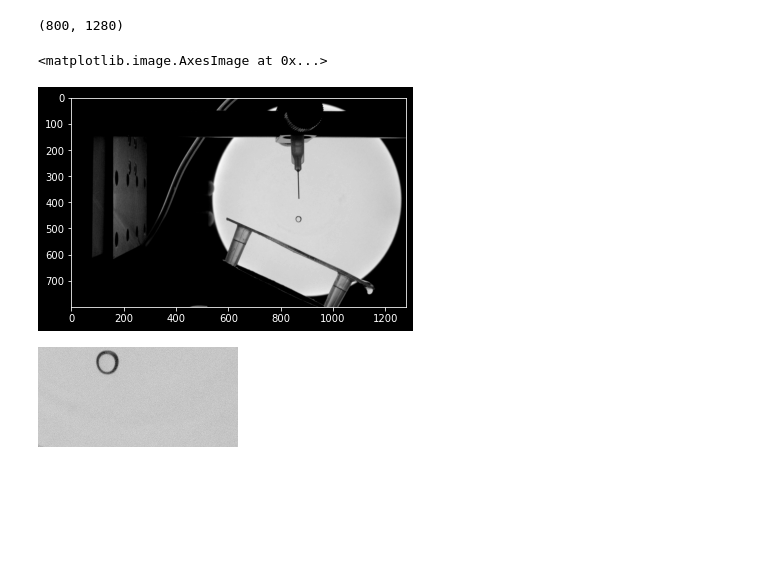
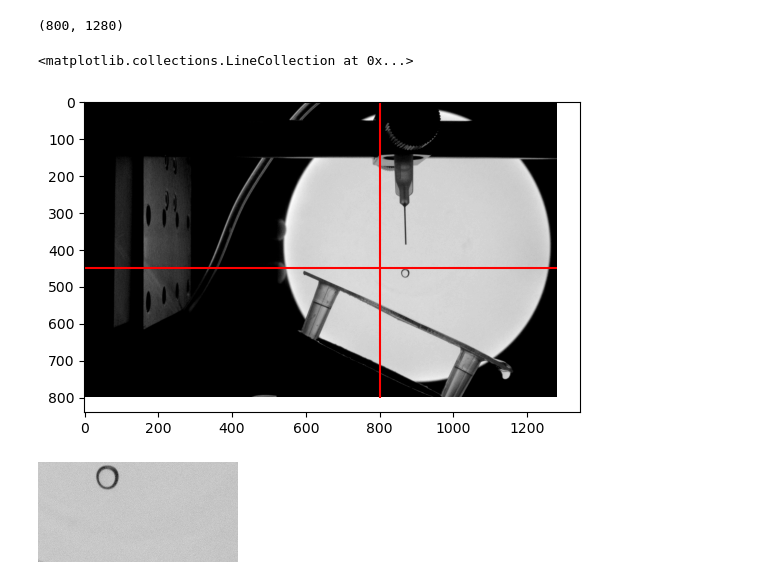
Before and after one commit to Hari31416/mini-project, a Jupyter notebook: center.ipynb, the cells around one changed output. Drawn from its saved outputs; the diff is of its cells as text; code cells hidden in the pictures; blank space fills up the shorter version.

```diff
--- a/center.ipynb
+++ b/center.ipynb
@@ -21,11 +25,13 @@ numpy.ndarray
 image.shape
 # %% [output]
 (800, 1280)
-# %%
-plt.imshow(image, cmap='gray')
-# %% [output]
-<matplotlib.image.AxesImage at 0x...>
-[figure, removed]
+# %%
+plt.imshow(image, cmap='gray')
+plt.vlines(800, 0, image.shape[0], color='r')
+plt.hlines(450, 0, image.shape[1], color='r')
+# %% [output]
+<matplotlib.collections.LineCollection at 0x...>
+[figure, added]
 # %%
 x0 = 800
 y0 = 450
```
Also changed, not shown: parts of 12 cells of this notebook.
